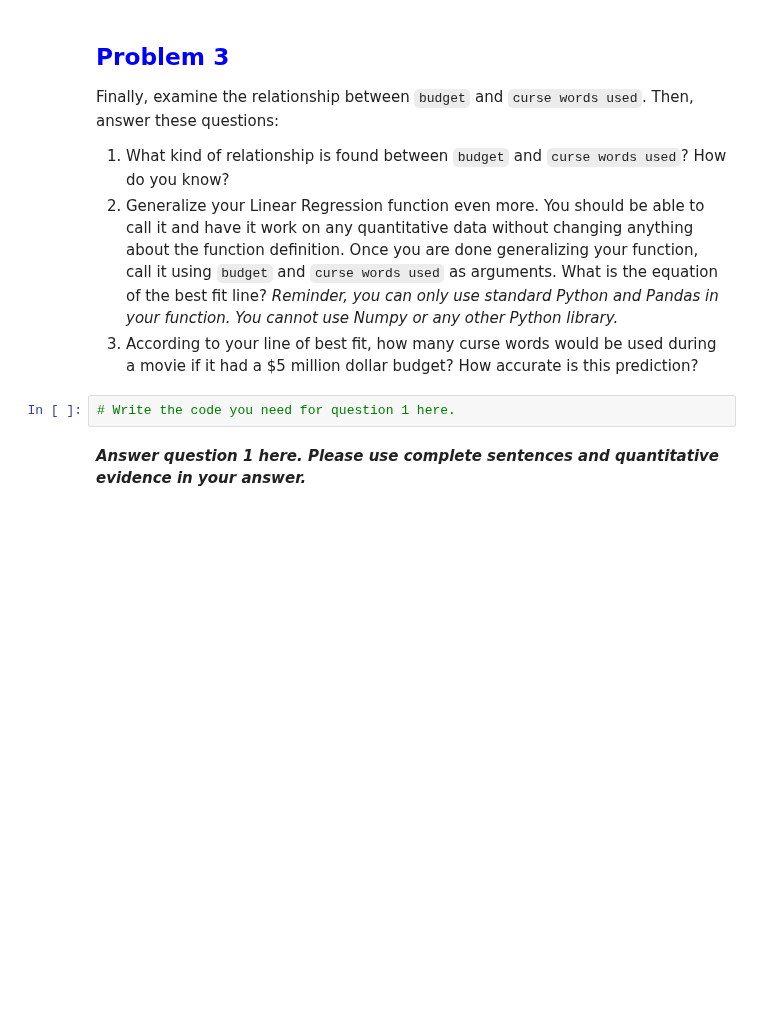
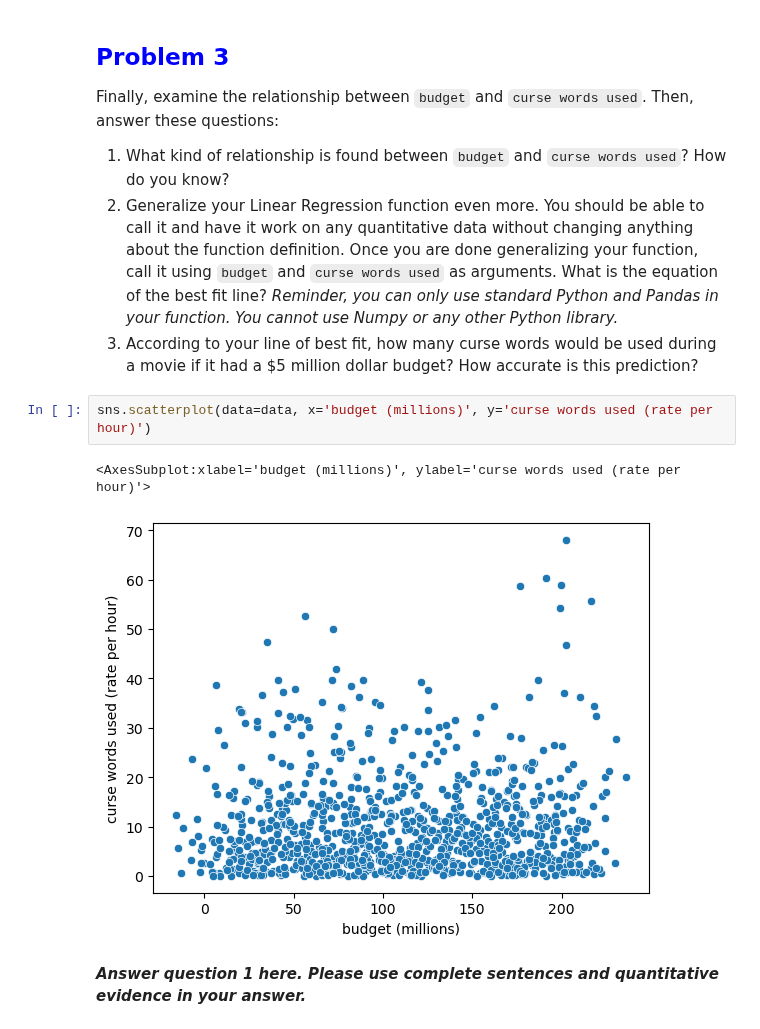
Before and after one commit to Google-Stein/CCIC-Artificial-Intelligence, a Jupyter notebook: Semester 1/Movies/Problem_Set_-_Linear_Regression.ipynb, the cells around one changed output. Drawn from its saved outputs; the diff is of its cells as text; blank space fills up the shorter version.

```diff
--- a/Semester 1/Movies/Problem_Set_-_Linear_Regression.ipynb
+++ b/Semester 1/Movies/Problem_Set_-_Linear_Regression.ipynb
@@ -58,7 +136,10 @@ Finally, examine the relationship between `budget` and `curse words used`. Then,
 2. Generalize your Linear Regression function even more. You should be able to call it and have it work on any quantitative data without changing anything about the function definition. Once you are done generalizing your function, call it using `budget` and `curse words used` as arguments. What is the equation of the best fit line? *Reminder, you can only use standard Python and Pandas in your function. You cannot use Numpy or any other Python library.*
 3. According to your line of best fit, how many curse words would be used during a movie if it had a $5 million dollar budget? How accurate is this prediction?
 # %%
-# Write the code you need for question 1 here.
+sns.scatterplot(data=data, x='budget (millions)', y='curse words used (rate per hour)')
+# %% [output]
+<AxesSubplot:xlabel='budget (millions)', ylabel='curse words used (rate per hour)'>
+[figure, added]
 # %% [markdown]
 ***Answer question 1 here. Please use complete sentences and quantitative evidence in your answer.***
 # %%
```
Also changed, not shown: parts of 19 cells of this notebook, 1 other file.
